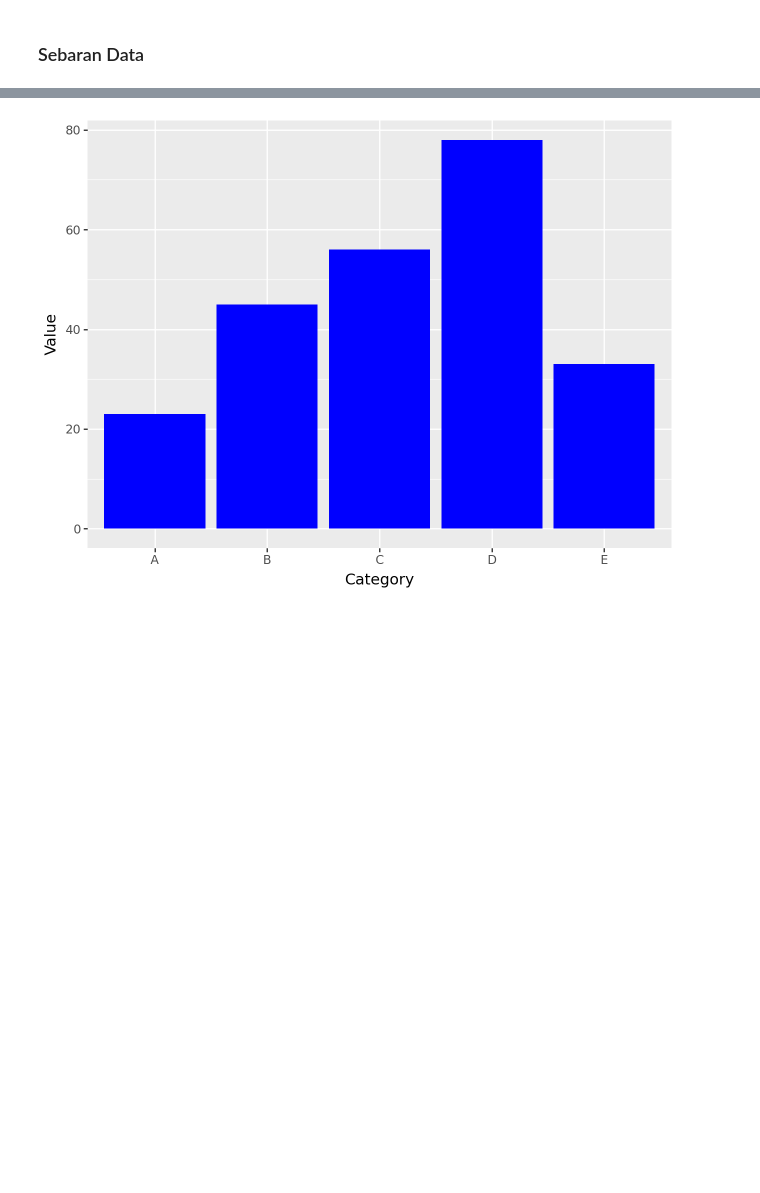
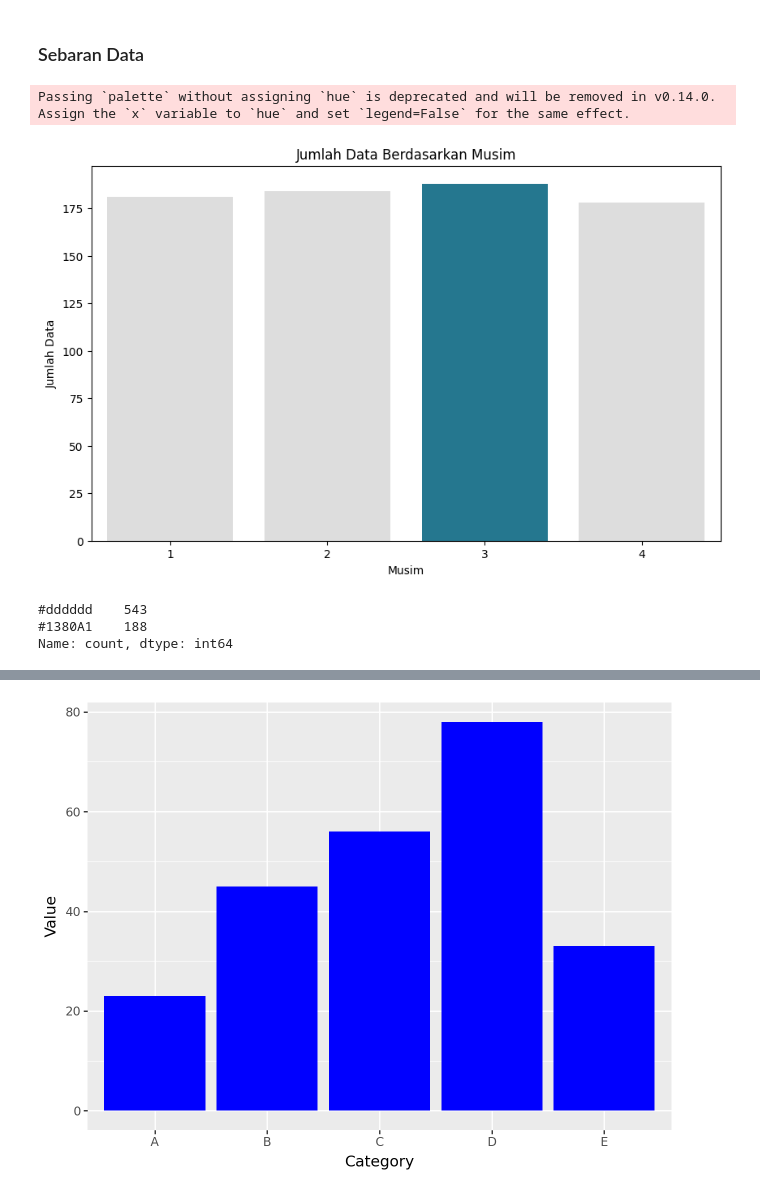
Before and after one commit to Zen-Rofiqy/Bangkit-2024, a Jupyter notebook: 04 Analisis Data dng Py/@Proyek-akhir/MyDashBoard.ipynb, the cells around one changed output, grey strips where cells are left out. Cells and saved outputs as stored; diff of their text form; code cells hidden in the pictures; blank space fills up the shorter version.

```diff
--- a/04 Analisis Data dng Py/@Proyek-akhir/MyDashBoard.ipynb
+++ b/04 Analisis Data dng Py/@Proyek-akhir/MyDashBoard.ipynb
@@ -222,3 +222,25 @@ hour_df.groupby(by="season").agg({
 Berbeda dengan `day_df` distribusi jumlah total sepeda yang diswewa (`cnt`) ternyata cukup mirip yakni berkisar 1 hingga 970 sepeda, kecuali pada musim semi (musim 1).
 # %% [markdown]
 ### Sebaran Data
+# %%
+# Mendapatkan musim dengan jumlah data terbanyak
+max_season = day_df['season'].value_counts().idxmax()
+categories = day_df['season'].unique()
+cols = ['#1380A1' if (x == max_season) else '#dddddd' for x in categories]
+
+# Membuat countplot untuk musim
+plt.figure(figsize=(10, 6))
+sns.countplot(x='season', data=day_df, order=categories, palette=cols)
+plt.title('Jumlah Data Berdasarkan Musim')
+plt.xlabel('Musim')
+plt.ylabel('Jumlah Data')
+plt.show()
+# %% [output]
+Passing `palette` without assigning `hue` is deprecated and will be removed in v0.14.0. Assign the `x` variable to `hue` and set `legend=False` for the same effect.
+[figure, added]
+# %%
+pd.Series(cols).value_counts()
+# %% [output]
+#dddddd    543
+#1380A1    188
+Name: count, dtype: int64
```
Also changed, not shown: parts of 2 cells of this notebook.
